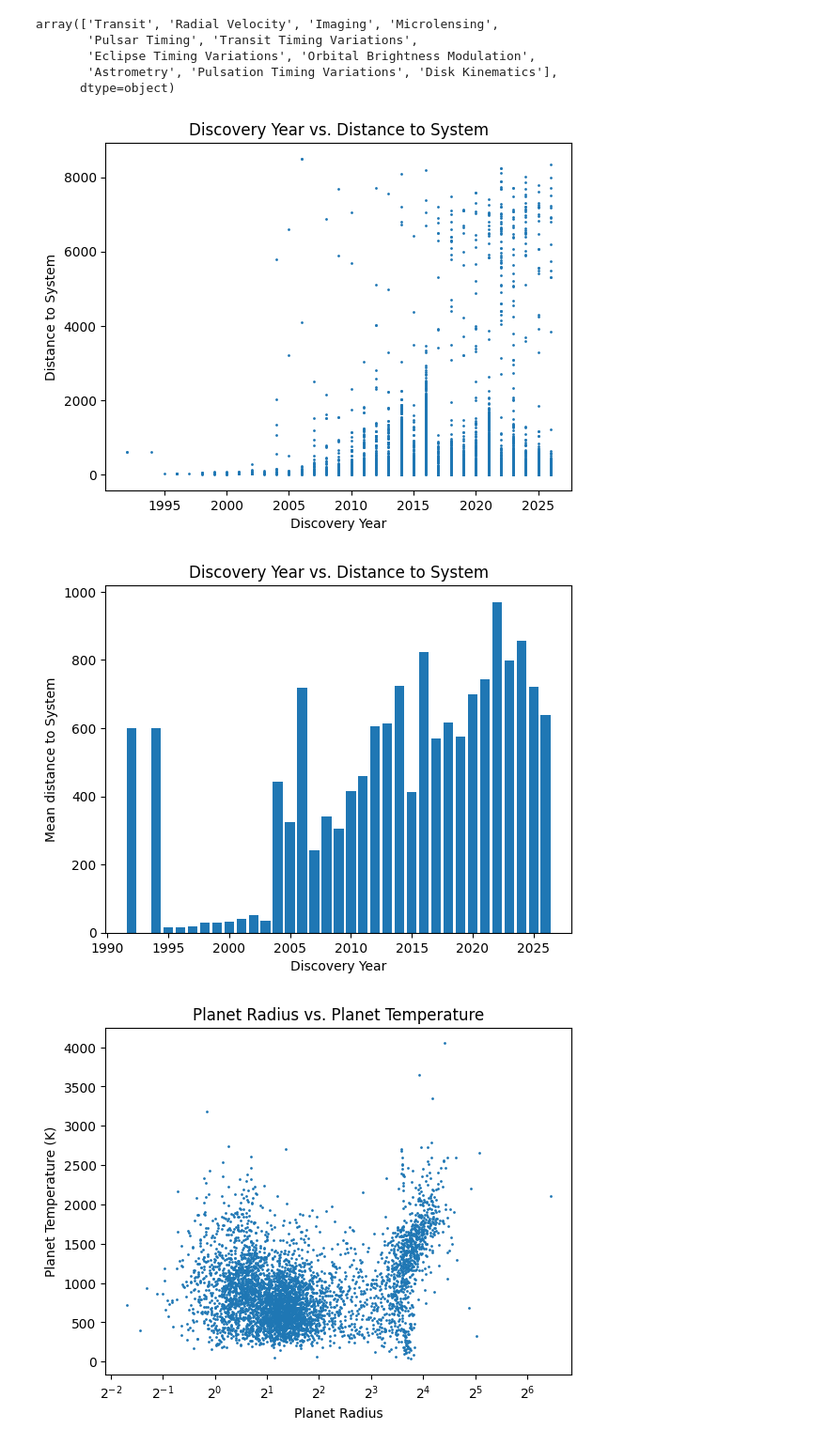
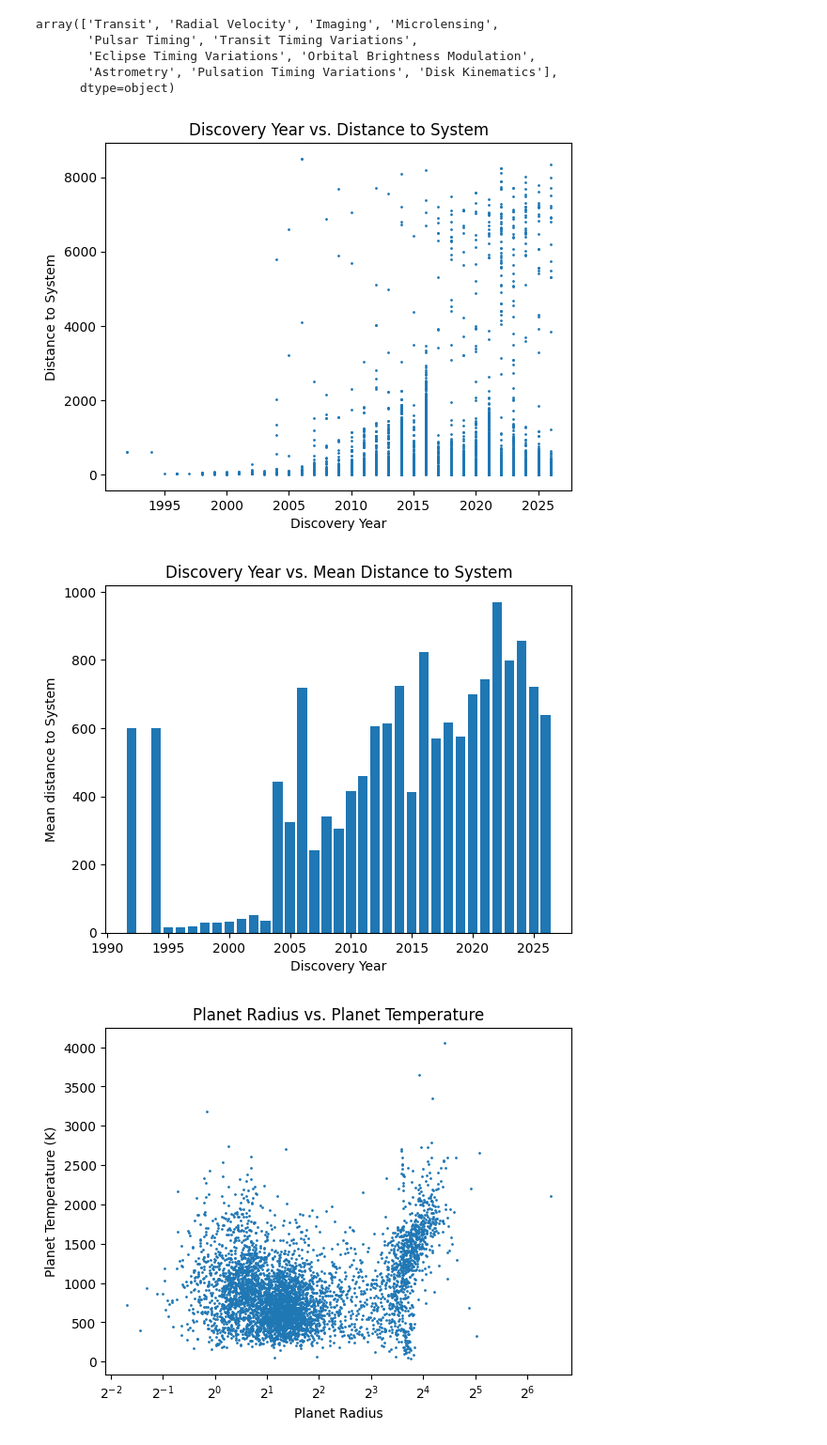
Before and after one commit to k-loaeza/dsrp, a Jupyter notebook: projectkloaeza.ipynb, the cells around one changed output. Shown at 94% size. Saved outputs shown, nothing was run; the diff lists cells and outputs as text; code cells hidden in the pictures.

```diff
--- a/projectkloaeza.ipynb
+++ b/projectkloaeza.ipynb
@@ -156,29 +170,28 @@ array(['Transit', 'Radial Velocity', 'Imaging', 'Microlensing',
        'Astrometry', 'Pulsation Timing Variations', 'Disk Kinematics'],
       dtype=object)
 # %%
+
 # Are closer exoplanets discovered earlier than more distant ones?
 x = data['disc_year']
 y = data['sy_dist']
 
 plt.scatter(x, y, s=1)
 plt.xlabel('Discovery Year')
 plt.ylabel('Distance to System')
 plt.title('Discovery Year vs. Distance to System')
 plt.show()
 
 # Plot that shows the mean distance of the exoplanets discovered per year
-x = data['disc_year'].unique()
-yy = []
-for i in x:
-  yy.append(data[data['disc_year'] == i]['sy_dist'].mean())
-plt.bar(x, yy)
+mean_distance_per_year = data.groupby('disc_year')['sy_dist'].mean().reset_index()
+
+plt.bar(mean_distance_per_year['disc_year'], mean_distance_per_year['sy_dist'])
 plt.xlabel('Discovery Year')
 plt.ylabel('Mean distance to System')
-plt.title('Discovery Year vs. Distance to System')
+plt.title('Discovery Year vs. Mean Distance to System')
 plt.show()
 # %% [output]
 [figure]
-[figure, old version]
+[figure, new version]
 # %%
 # Do larger planets tend to have higher temperatures?
 
```
Also changed, not shown: parts of 26 cells of this notebook.
